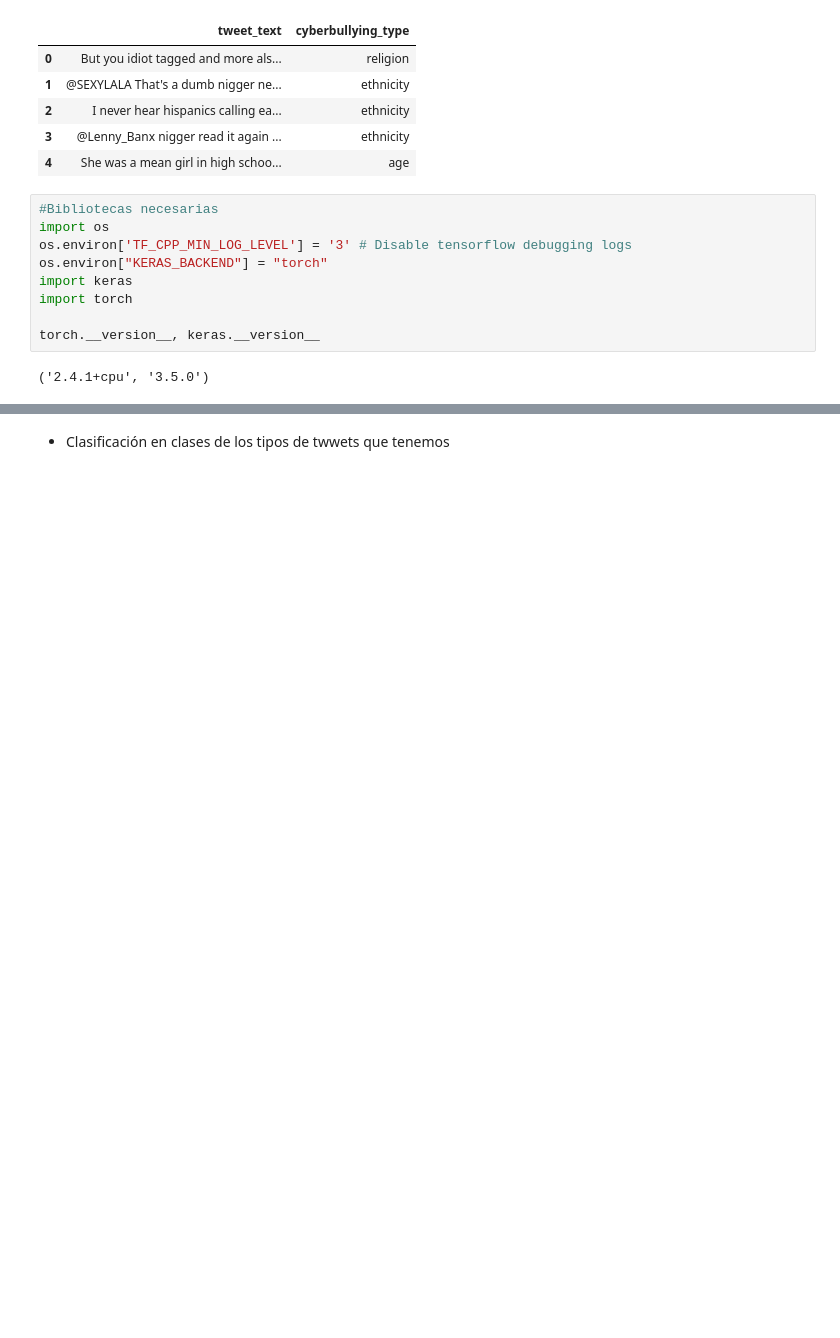
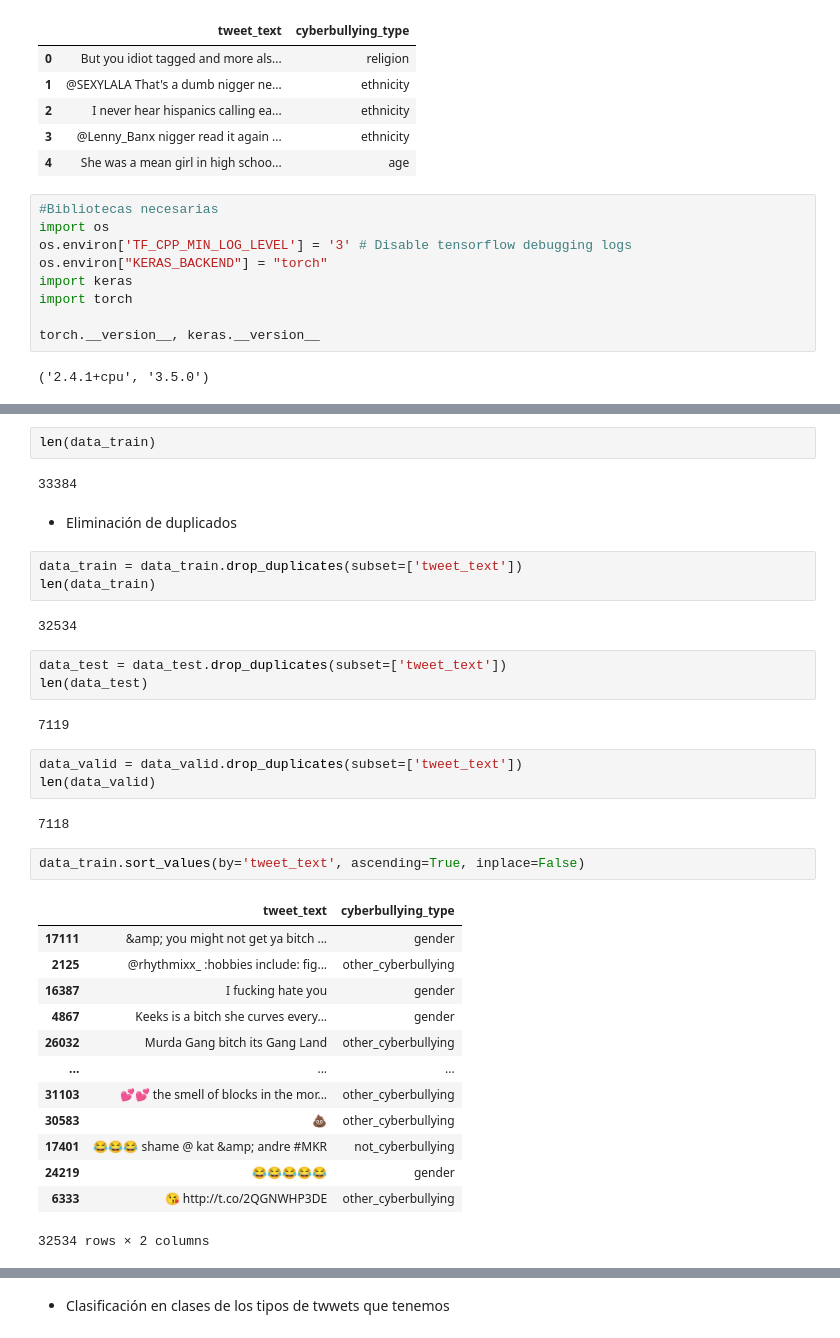
Before and after one commit to alejandro-ic-10/Natural-Language-Processing, a Jupyter notebook: deep/Programa2RedesNeuronales.ipynb, the cells around one changed output, grey strips where cells are left out. Drawn from its saved outputs; the diff is of its cells as text; blank space fills up the shorter version.

```diff
--- a/deep/Programa2RedesNeuronales.ipynb
+++ b/deep/Programa2RedesNeuronales.ipynb
@@ -51,0 +62,37 @@ torch.__version__, keras.__version__
+# %%
+len(data_train)
+# %% [output]
+33384
+# %% [markdown]
+- Eliminación de duplicados
+# %%
+data_train = data_train.drop_duplicates(subset=['tweet_text'])
+len(data_train)
+# %% [output]
+32534
+# %%
+data_test = data_test.drop_duplicates(subset=['tweet_text'])
+len(data_test)
+# %% [output]
+7119
+# %%
+data_valid = data_valid.drop_duplicates(subset=['tweet_text'])
+len(data_valid)
+# %% [output]
+7118
+# %%
+data_train.sort_values(by='tweet_text', ascending=True, inplace=False)
+# %% [output]
+|  | tweet_text | cyberbullying_type |
+| 17111 | &amp; you might not get ya bitch ... | gender |
+| 2125 | @rhythmixx_ :hobbies include: fig... | other_cyberbullying |
+| 16387 | I fucking hate you | gender |
+| 4867 | Keeks is a bitch she curves every... | gender |
+| 26032 | Murda Gang bitch its Gang Land | other_cyberbullying |
+| ... | ... | ... |
+| 31103 | 💕💕 the smell of blocks in the mor... | other_cyberbullying |
+| 30583 | 💩 | other_cyberbullying |
+| 17401 | 😂😂😂 shame @ kat &amp; andre #MKR | not_cyberbullying |
+| 24219 | 😂😂😂😂😂 | gender |
+| 6333 | 😘 http://t.co/2QGNWHP3DE | other_cyberbullying |
+32534 rows × 2 columns
```
Also changed, not shown: parts of 26 cells of this notebook, 1 other file.
